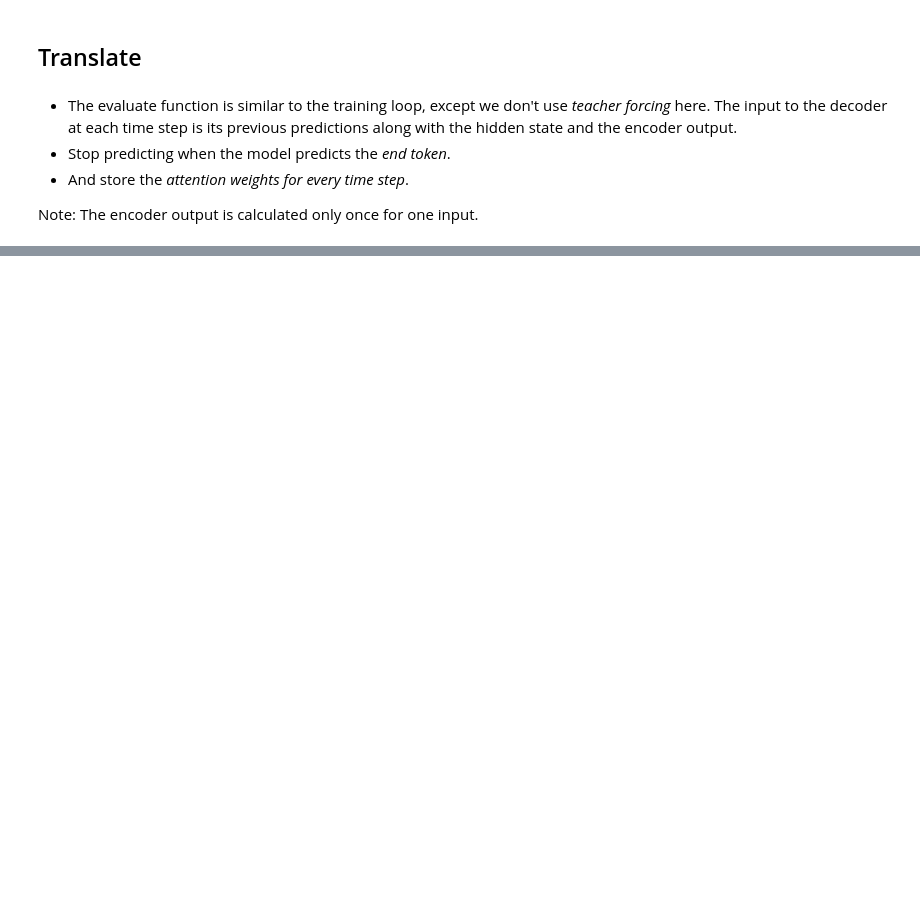
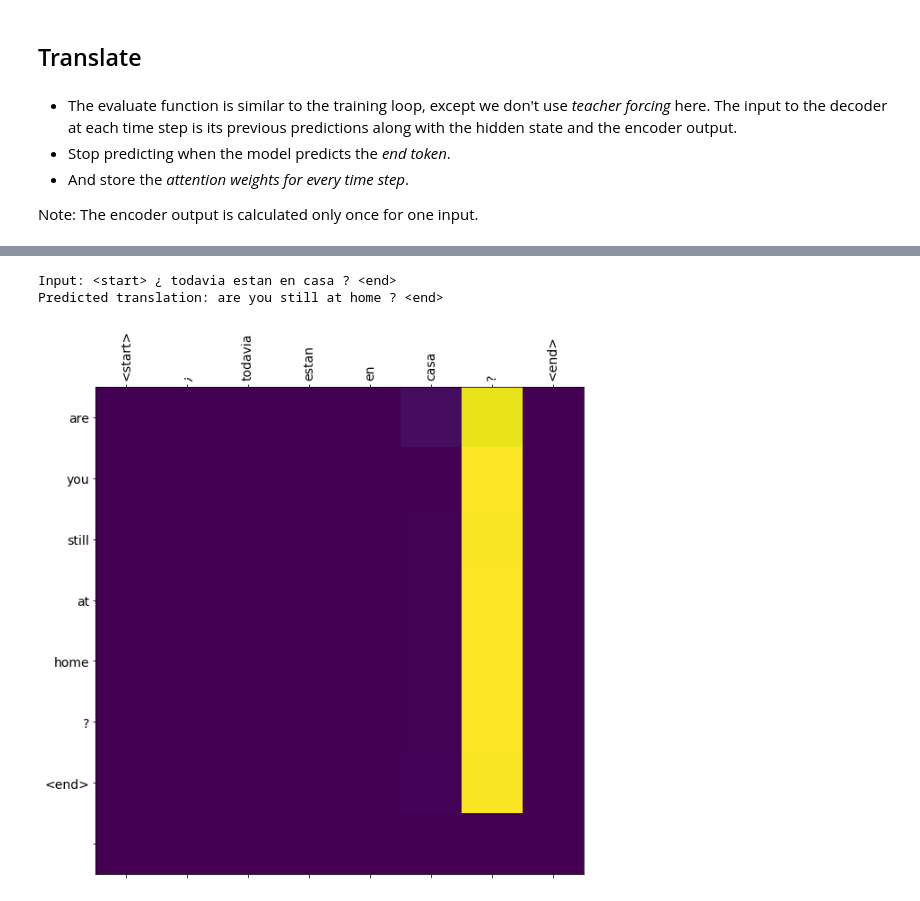
Before and after one commit to rahiakela/natural-language-processing-case-studies, a Jupyter notebook: neural_machine_translation_with_attention_for_english_spanish.ipynb, the cells around one changed output, grey strips where cells are left out. Drawn from its saved outputs; the diff is of its cells as text; code cells hidden in the pictures; blank space fills up the shorter version.

```diff
--- a/neural_machine_translation_with_attention_for_english_spanish.ipynb
+++ b/neural_machine_translation_with_attention_for_english_spanish.ipynb
@@ -466,0 +542,6 @@ Note: The encoder output is calculated only once for one input.
+# %%
+translate(u'¿todavia estan en casa?')
+# %% [output]
+Input: <start> ¿ todavia estan en casa ? <end>
+Predicted translation: are you still at home ? <end>
+[figure, added]
```
Also changed, not shown: parts of 15 cells of this notebook.
